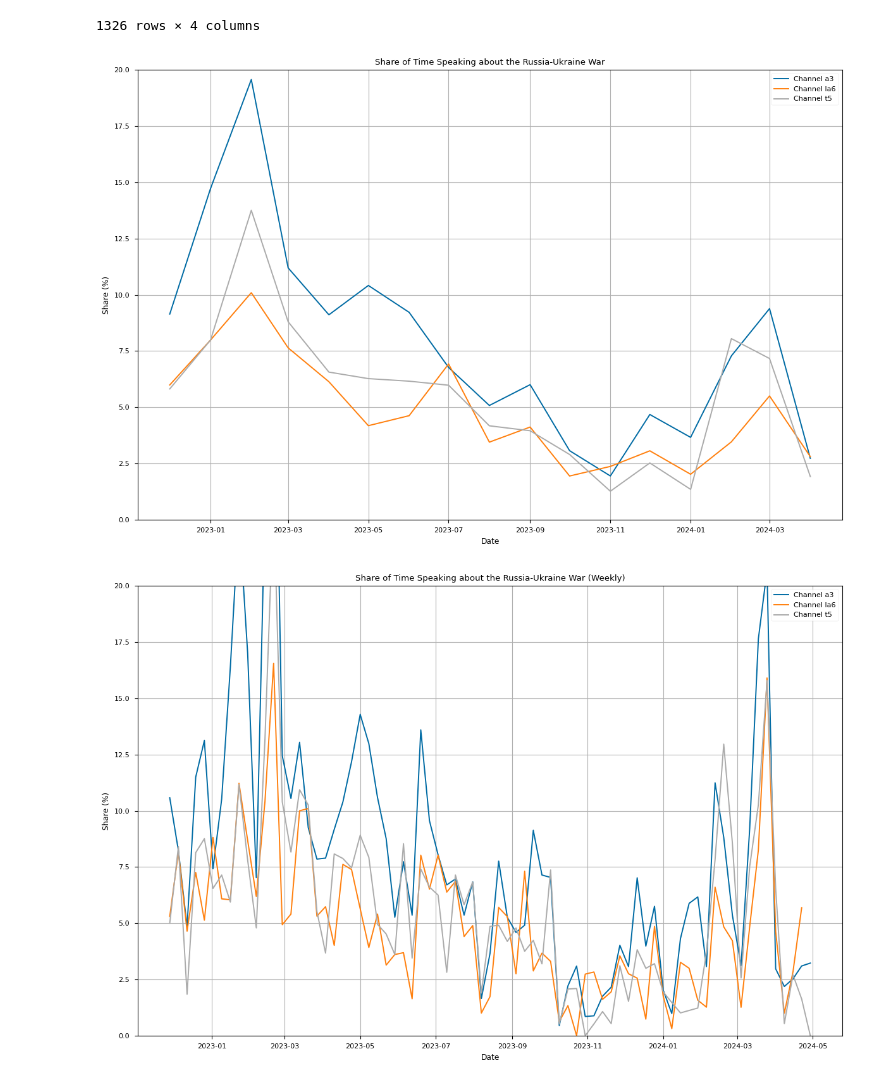
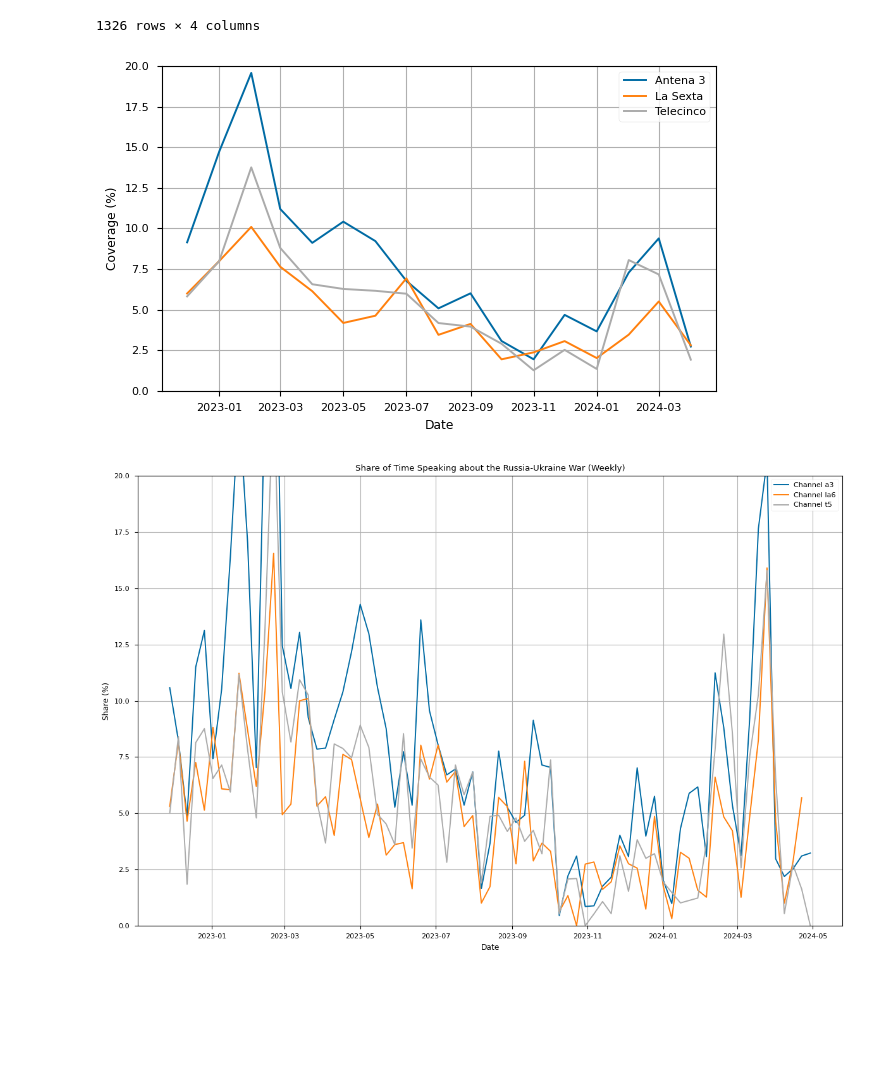
Before and after one commit to adgianv/Thesis---War-Image-Classification, a Jupyter notebook: Inference.ipynb, the cells around one changed output. Cells and saved outputs as stored; diff of their text form; code cells hidden in the pictures; blank space fills up the shorter version.

Commit message:
Changes to plots in Inference for report

```diff
--- a/Inference.ipynb
+++ b/Inference.ipynb
@@ -8,7 +8,7 @@ import os
 import random
 # %%
 # Set plots style
-plt.style.use('tableau-colorblind10')
+plt.style.use('seaborn-v0_8-paper')
 # %% [markdown]
 ## Load Topics Data
 # %%
@@ -127,24 +127,31 @@ topics_by_day
 1326 rows × 4 columns
 # %%
 # Plotting
-plt.figure(figsize=(12, 8))
+plt.figure(figsize=(6.4, 4))
 
 channels = observations_by_month['channel'].unique()
+channel_names = ['Antena 3', 'La Sexta', 'Telecinco']
 
-for channel in channels:
+for channel, channel_name in zip(channels, channel_names):
     channel_data = observations_by_month[observations_by_month['channel'] == channel]
-    plt.plot(channel_data['year_month'], channel_data['share_with_ukraine'] * 100, label=f'Channel {channel}')
+    plt.plot(channel_data['year_month'], channel_data['share_with_ukraine'] * 100, label=channel_name)
 
-plt.title('Share of Time Speaking about the Russia-Ukraine War')
+#plt.title('Share of Time Speaking about the Russia-Ukraine War')
 plt.xlabel('Date')
-plt.ylabel('Share (%)')
+plt.ylabel('Coverage (%)')
 plt.ylim(0, 20)
 plt.legend()
 plt.grid(True)
 plt.tight_layout()
+
+plt.savefig(
+    'C:/Users/gatla/OneDrive/BSE/Thesis/charts/coverge_time_trend.pdf',
+    bbox_inches='tight',
+)
+
 plt.show()
 # %% [output]
-[figure, old version]
+[figure, new version]
 # %%
 # Plotting
 plt.figure(figsize=(12, 8))
```
Also changed, not shown: parts of 6 cells of this notebook.
